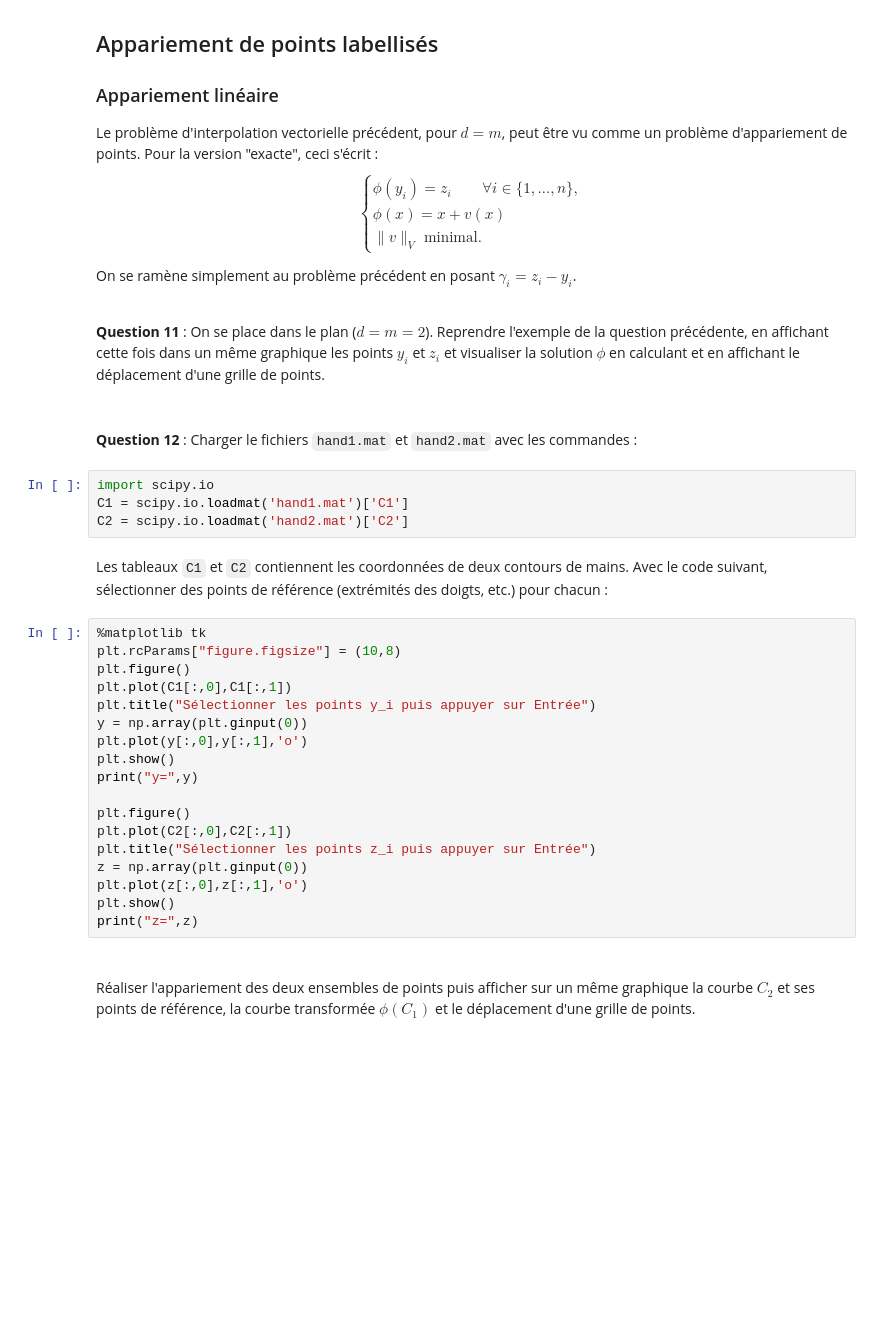
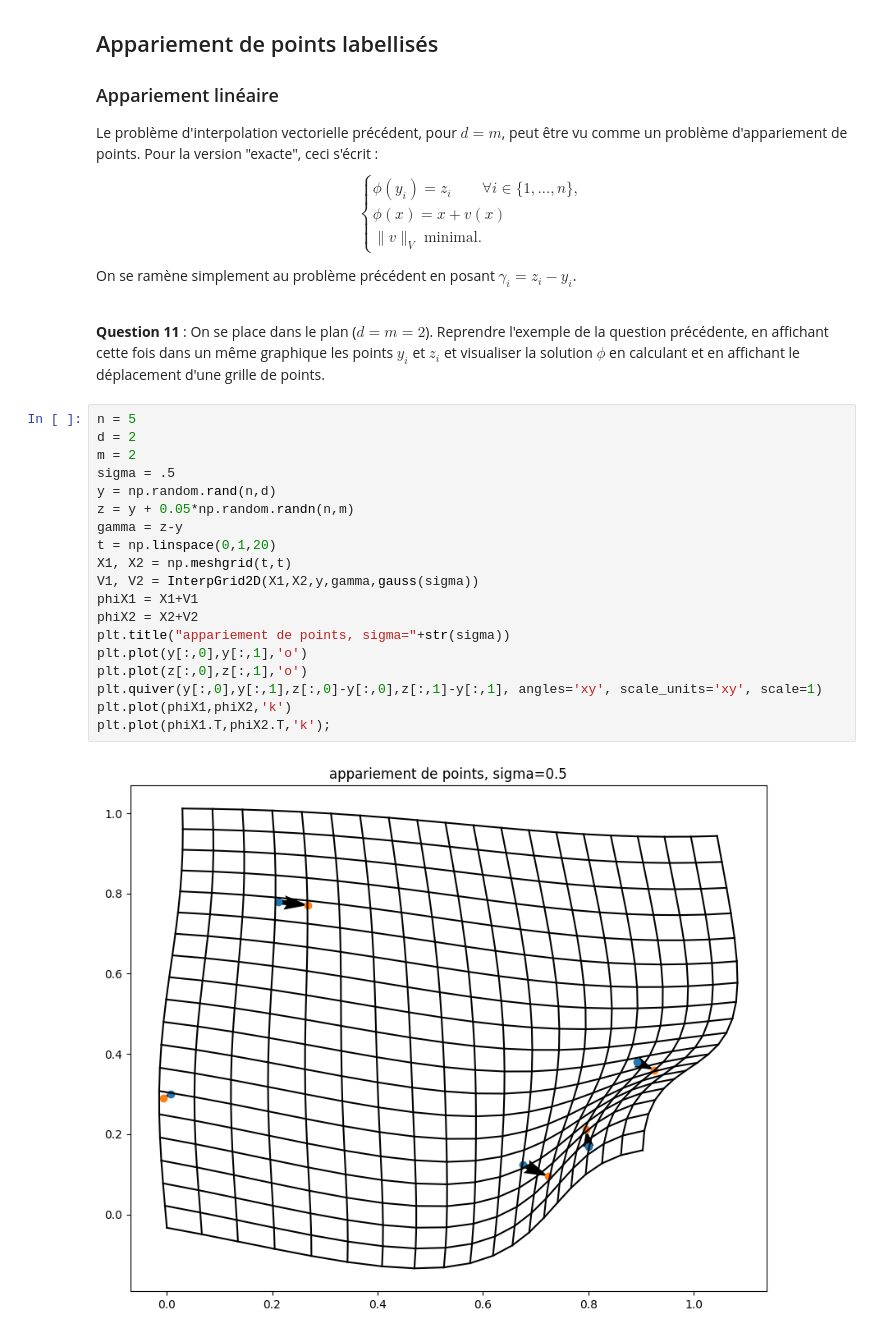
Before and after one commit to joanglaunes/GEF, a Jupyter notebook: TP1_GEF_corr.ipynb, the cells around one changed output. Drawn from its saved outputs; the diff is of its cells as text; blank space fills up the shorter version.

```diff
--- a/TP1_GEF_corr.ipynb
+++ b/TP1_GEF_corr.ipynb
@@ -274,39 +363,27 @@ On se ramène simplement au problème précédent en posant $\gamma_i=z_i-y_i$.
 <br>
 
 __Question 11__ : On se place dans le plan ($d=m=2$). Reprendre l'exemple de la question précédente, en affichant cette fois dans un même graphique les points $y_i$ et $z_i$ et visualiser la solution $\phi$ en calculant et en affichant le déplacement d'une grille de points.
-# %% [markdown]
-<br>
-
-__Question 12__ : Charger le fichiers `hand1.mat` et `hand2.mat` avec les commandes :
-# %%
-import scipy.io
-C1 = scipy.io.loadmat('hand1.mat')['C1']
-C2 = scipy.io.loadmat('hand2.mat')['C2']
-# %% [markdown]
-Les tableaux `C1` et `C2`
-contiennent les coordonnées de deux contours de mains. Avec le code suivant, sélectionner des points de référence (extrémités des doigts, etc.) pour chacun :
-# %%
-%matplotlib tk
-plt.rcParams["figure.figsize"] = (10,8)
-plt.figure()
-plt.plot(C1[:,0],C1[:,1])
-plt.title("Sélectionner les points y_i puis appuyer sur Entrée")
-y = np.array(plt.ginput(0))
-plt.plot(y[:,0],y[:,1],'o')
-plt.show()
-print("y=",y)
-
-plt.figure()
-plt.plot(C2[:,0],C2[:,1])
-plt.title("Sélectionner les points z_i puis appuyer sur Entrée")
-z = np.array(plt.ginput(0))
-plt.plot(z[:,0],z[:,1],'o')
-plt.show()
-print("z=",z)
-# %% [markdown]
-<br>
-
-Réaliser l'appariement des deux ensembles de points puis afficher sur un même graphique la courbe $C_2$ et ses points de référence, la courbe transformée $\phi(C_1)$ et le déplacement d'une grille de points.
+# %%
+n = 5
+d = 2
+m = 2
+sigma = .5
+y = np.random.rand(n,d)
+z = y + 0.05*np.random.randn(n,m)
+gamma = z-y
+t = np.linspace(0,1,20)
+X1, X2 = np.meshgrid(t,t)
+V1, V2 = InterpGrid2D(X1,X2,y,gamma,gauss(sigma))
+phiX1 = X1+V1
+phiX2 = X2+V2
+plt.title("appariement de points, sigma="+str(sigma))
+plt.plot(y[:,0],y[:,1],'o')
+plt.plot(z[:,0],z[:,1],'o')
+plt.quiver(y[:,0],y[:,1],z[:,0]-y[:,0],z[:,1]-y[:,1], angles='xy', scale_units='xy', scale=1)
+plt.plot(phiX1,phiX2,'k')
+plt.plot(phiX1.T,phiX2.T,'k');
+# %% [output]
+[figure, added]
 # %% [markdown]
 <br>
 <br>
```
Also changed, not shown: parts of 21 cells of this notebook.
